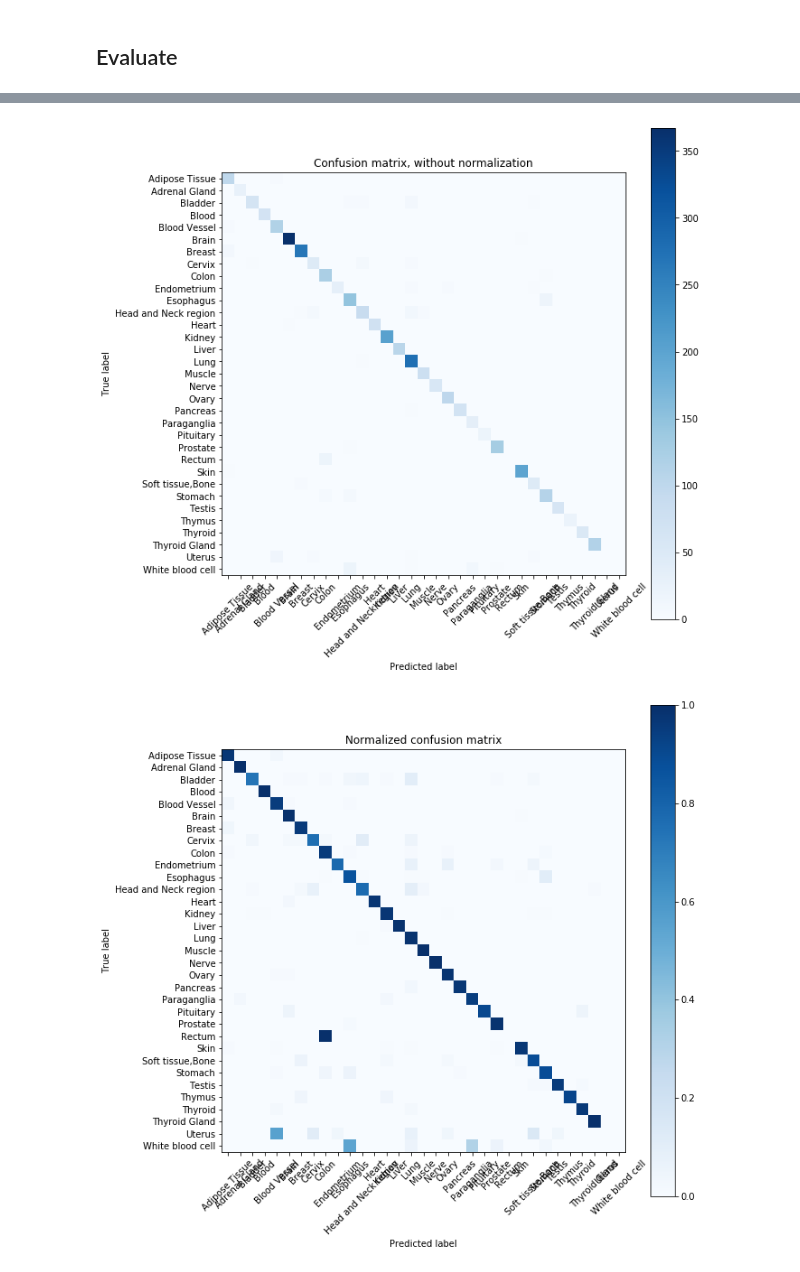
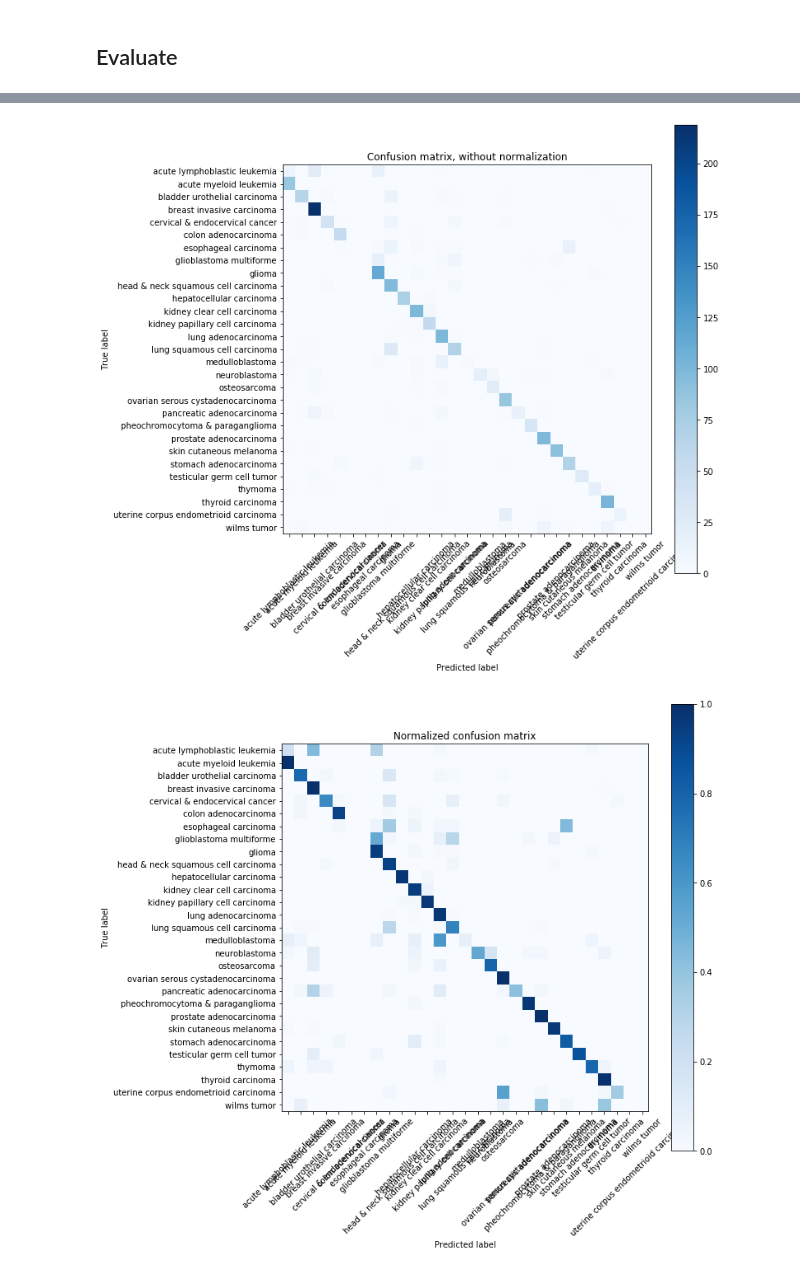
Before and after one commit to rcurrie/pancan-gtex, a Jupyter notebook: evaluate.ipynb, the cells around one changed output, grey strips where cells are left out. Drawn from its saved outputs; the diff is of its cells as text; code cells hidden in the pictures.

Commit message:
Initial update to classify using Treehouse compendium

```diff
--- a/evaluate.ipynb
+++ b/evaluate.ipynb
@@ -47,14 +17,0 @@ Dataset and Model:
-# %%
-# Load params and trained model from S3
-r = requests.get("https://s3.nautilus.optiputer.net/stuartlab/pancan-gtex/pruned-params.json")
-params = r.json()
-
-r = requests.get("https://s3.nautilus.optiputer.net/stuartlab/pancan-gtex/pruned-model.h5")
-
-import tempfile
-temp_path = "/tmp/{}.h5".format(next(tempfile._get_candidate_names()))
-open(temp_path, "wb").write(r.content)
-
-model = tf.keras.models.load_model(temp_path)
-os.remove(temp_path)
-model.summary()
@@ -78,0 +18,7 @@ _________________________________________________________________
+# %%
+# Load params and trained model
+with open("params.json") as f:
+    params = json.load(f)
+
+model = tf.keras.models.load_model("model.h5")
+model.summary()
@@ -79,11 +56,7 @@ _________________________________________________________________
 # %%
-if not os.path.exists("pancan-gtex-pruned.h5"):
-    print("Downloading dataset...")
-    bucket.download_file("pancan-gtex/pancan-gtex-pruned.h5", "pancan-gtex-pruned.h5")
-
 print("Loading dataset...")
-X = pd.read_hdf("pancan-gtex-pruned.h5", "samples")
-Y = pd.read_hdf("pancan-gtex-pruned.h5", "labels")
+X = pd.read_hdf("treehouse-pruned.h5", "samples")
+Y = pd.read_hdf("treehouse-pruned.h5", "labels")
 print("Loaded {} samples with {} features and {} labels".format(X.shape[0], X.shape[1], Y.shape[1]))
 # %% [output]
 Loading dataset...
@@ -91,10 +64,7 @@ Loaded 17277 samples with 5540 features and 40 labels
 # %%
-# Convert tumor normal and primary site to numeric values so we can plot confusion and errors againsts them
+# Convert disease site to numeric values so we can plot confusion and errors
 from sklearn.preprocessing import LabelEncoder
 
-primary_site_encoder = LabelEncoder()
-Y["primary_site_value"] = pd.Series(primary_site_encoder.fit_transform(Y["_primary_site"]), index=Y.index)
-
-tumor_normal_encoder = LabelEncoder()
-Y["tumor_normal_value"] = pd.Series(tumor_normal_encoder.fit_transform(Y["tumor_normal"]), index=Y.index)
+disease_encoder = LabelEncoder()
+Y["disease_value"] = pd.Series(disease_encoder.fit_transform(Y["disease"]), index=Y.index)
 # %%
@@ -164,22 +121,22 @@ def plot_confusion_matrix(cm, classes, normalize=False,
 # %%
 # Plot confusion matrix for primary site
 import sklearn.metrics
 import matplotlib.ticker as ticker
 
 confusion_matrix = sklearn.metrics.confusion_matrix(
-    Y_test["primary_site_value"], np.array([np.argmax(p[1:-1]) for p in predictions]))
+    Y_test["disease_value"], np.array([np.argmax(p[1:-1]) for p in predictions]))
 
 # Plot non-normalized confusion matrix
 plt.figure(figsize=(10,10))
-plot_confusion_matrix(confusion_matrix, classes=params["primary_site"],
+plot_confusion_matrix(confusion_matrix, classes=params["disease"],
                       title='Confusion matrix, without normalization')
 
 # Plot normalized confusion matrix
 plt.figure(figsize=(10,10))
-plot_confusion_matrix(confusion_matrix, classes=params["primary_site"], normalize=True,
+plot_confusion_matrix(confusion_matrix, classes=params["disease"], normalize=True,
                       title='Normalized confusion matrix')
 
 plt.show()
 # %% [output]
-[figure, old version]
+[figure, new version]
-[figure, old version]
+[figure, new version]
```
Also changed, not shown: parts of 8 cells of this notebook, 3 other files.
